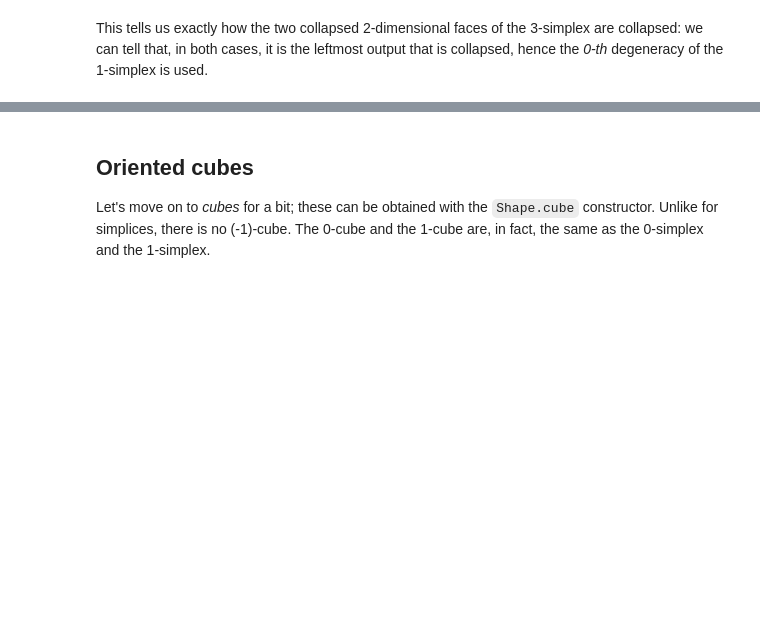
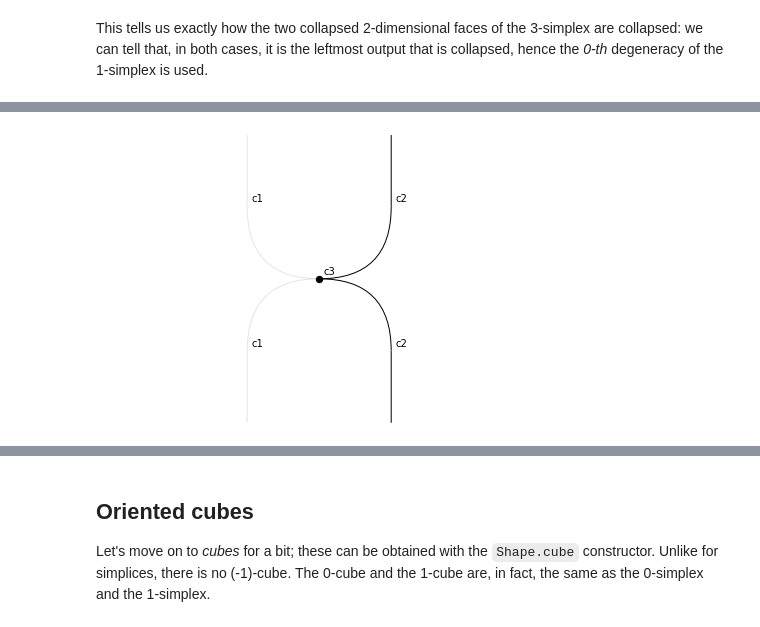
Before and after one commit to ahadziha/rewalt, a Jupyter notebook: docs/notebooks/simplicescubes.ipynb, the cells around one changed output, grey strips where cells are left out. Cells and saved outputs as stored; diff of their text form; code cells hidden in the pictures; blank space fills up the shorter version.

```diff
--- a/docs/notebooks/simplicescubes.ipynb
+++ b/docs/notebooks/simplicescubes.ipynb
@@ -209,0 +232,7 @@ This tells us exactly how the two collapsed 2-dimensional faces of the 3-simplex
+# %%
+c3 = RP3.add_simplex(
+    'c3',
+    c2, c1.simplex_degeneracy(0), c1.simplex_degeneracy(1), c2)
+c3.draw()
+# %% [output]
+[figure, added]
```
Also changed, not shown: parts of 25 cells of this notebook.
